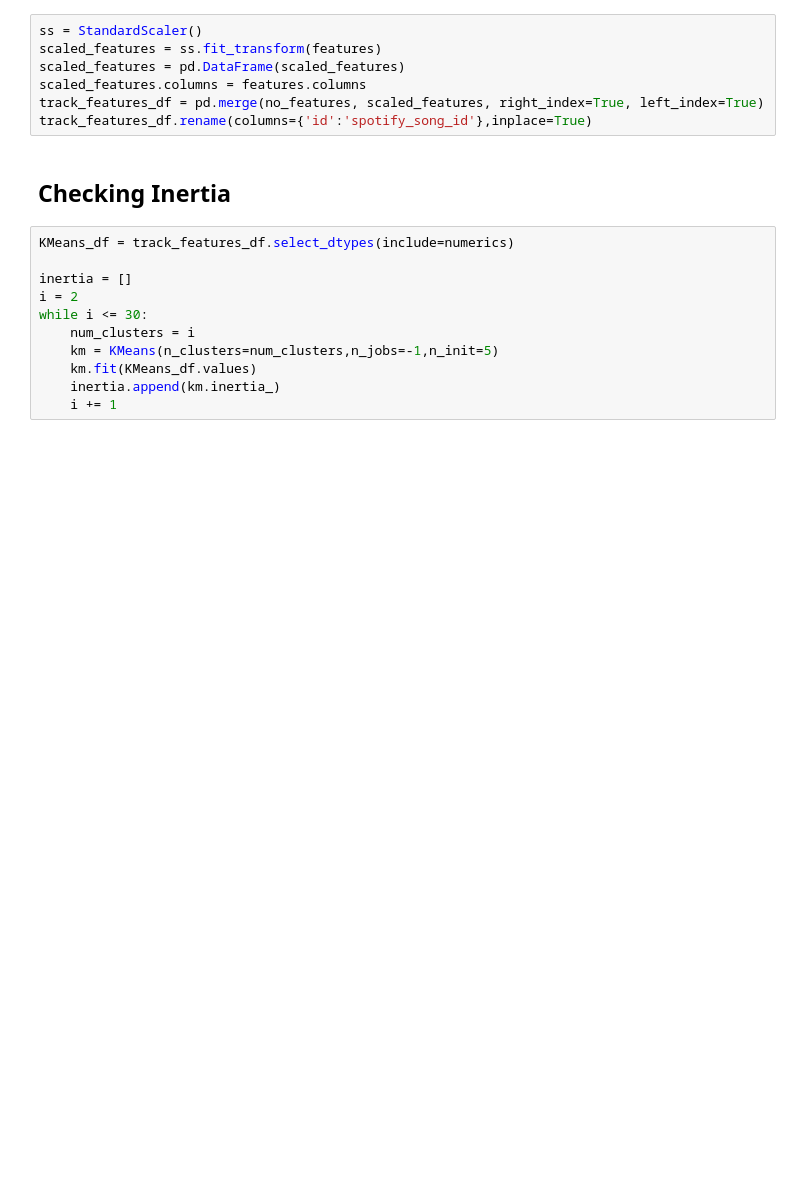
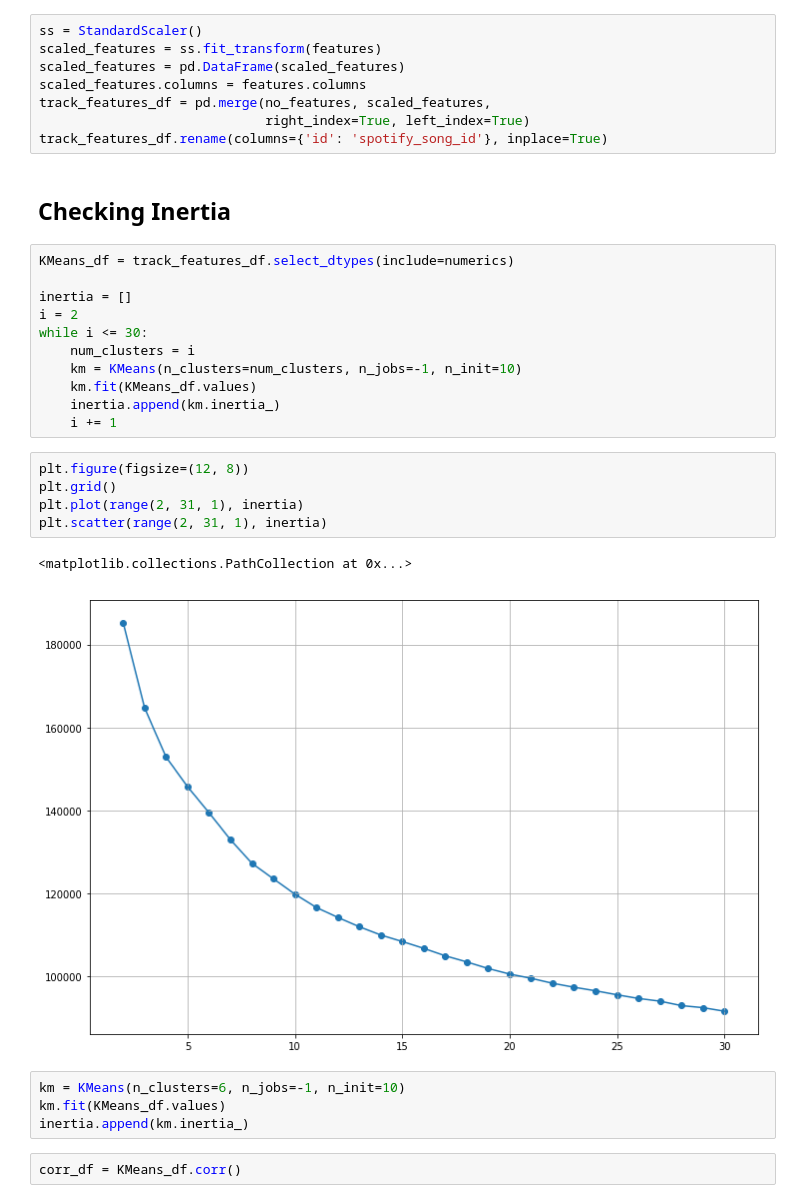
Before and after one commit to keith12345/Mood2Music, a Jupyter notebook: 03_Making_Recommendations/3_01_KMeans_Inertia_Plot_Sentiment.ipynb, the cells around one changed output. Drawn from its saved outputs; the diff is of its cells as text; blank space fills up the shorter version.

```diff
--- a/03_Making_Recommendations/3_01_KMeans_Inertia_Plot_Sentiment.ipynb
+++ b/03_Making_Recommendations/3_01_KMeans_Inertia_Plot_Sentiment.ipynb
@@ -47,8 +53,9 @@ ss = StandardScaler()
 scaled_features = ss.fit_transform(features)
 scaled_features = pd.DataFrame(scaled_features)
 scaled_features.columns = features.columns
-track_features_df = pd.merge(no_features, scaled_features, right_index=True, left_index=True)
-track_features_df.rename(columns={'id':'spotify_song_id'},inplace=True)
+track_features_df = pd.merge(no_features, scaled_features,
+                             right_index=True, left_index=True)
+track_features_df.rename(columns={'id': 'spotify_song_id'}, inplace=True)
 # %% [markdown]
 ## Checking Inertia
 # %%
@@ -58,7 +65,21 @@ inertia = []
 i = 2
 while i <= 30:
     num_clusters = i
-    km = KMeans(n_clusters=num_clusters,n_jobs=-1,n_init=5)
+    km = KMeans(n_clusters=num_clusters, n_jobs=-1, n_init=10)
     km.fit(KMeans_df.values)
     inertia.append(km.inertia_)
     i += 1
+# %%
+plt.figure(figsize=(12, 8))
+plt.grid()
+plt.plot(range(2, 31, 1), inertia)
+plt.scatter(range(2, 31, 1), inertia)
+# %% [output]
+<matplotlib.collections.PathCollection at 0x...>
+[figure, added]
+# %%
+km = KMeans(n_clusters=6, n_jobs=-1, n_init=10)
+km.fit(KMeans_df.values)
+inertia.append(km.inertia_)
+# %%
+corr_df = KMeans_df.corr()
```
Also changed, not shown: parts of 41 cells of this notebook, 5 other files.
